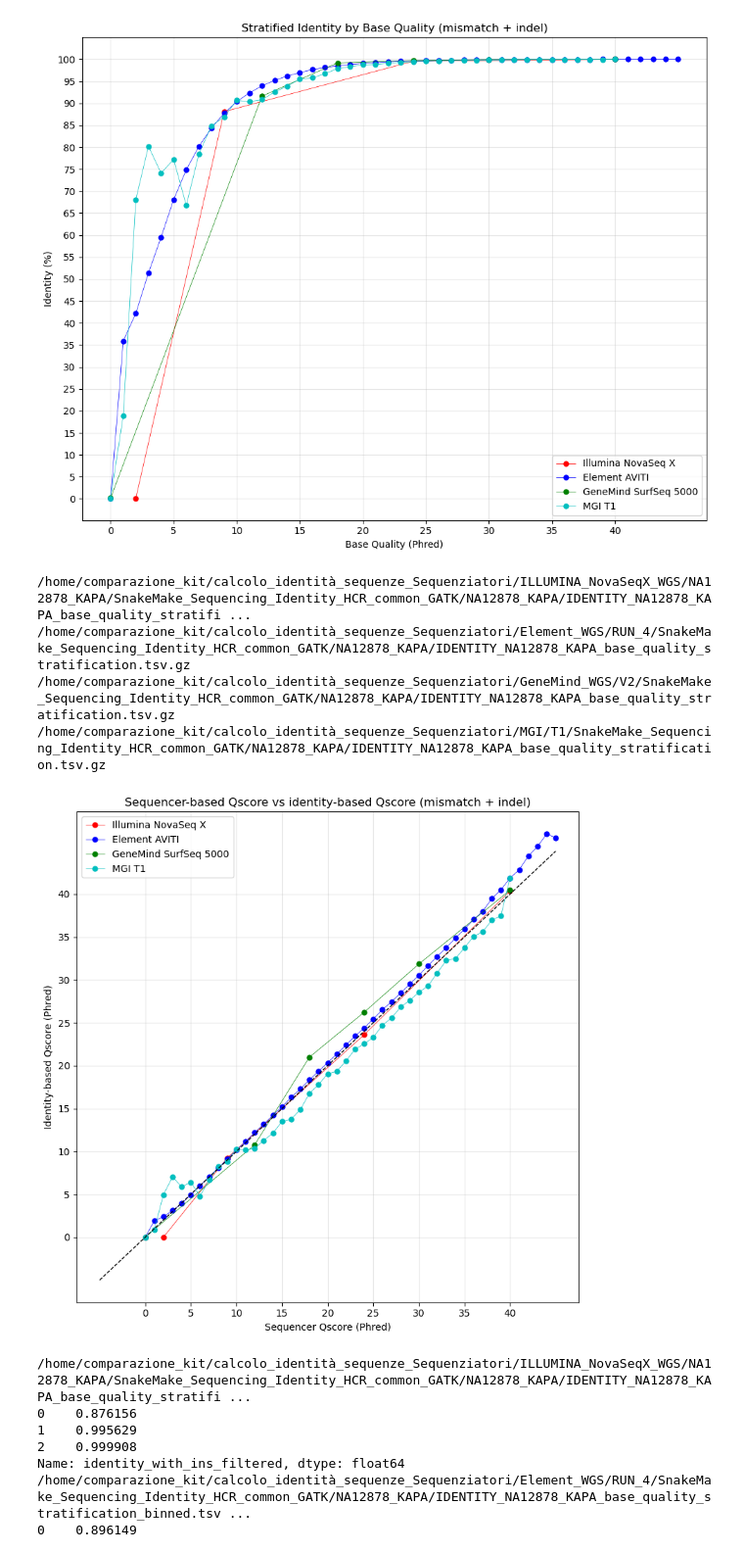
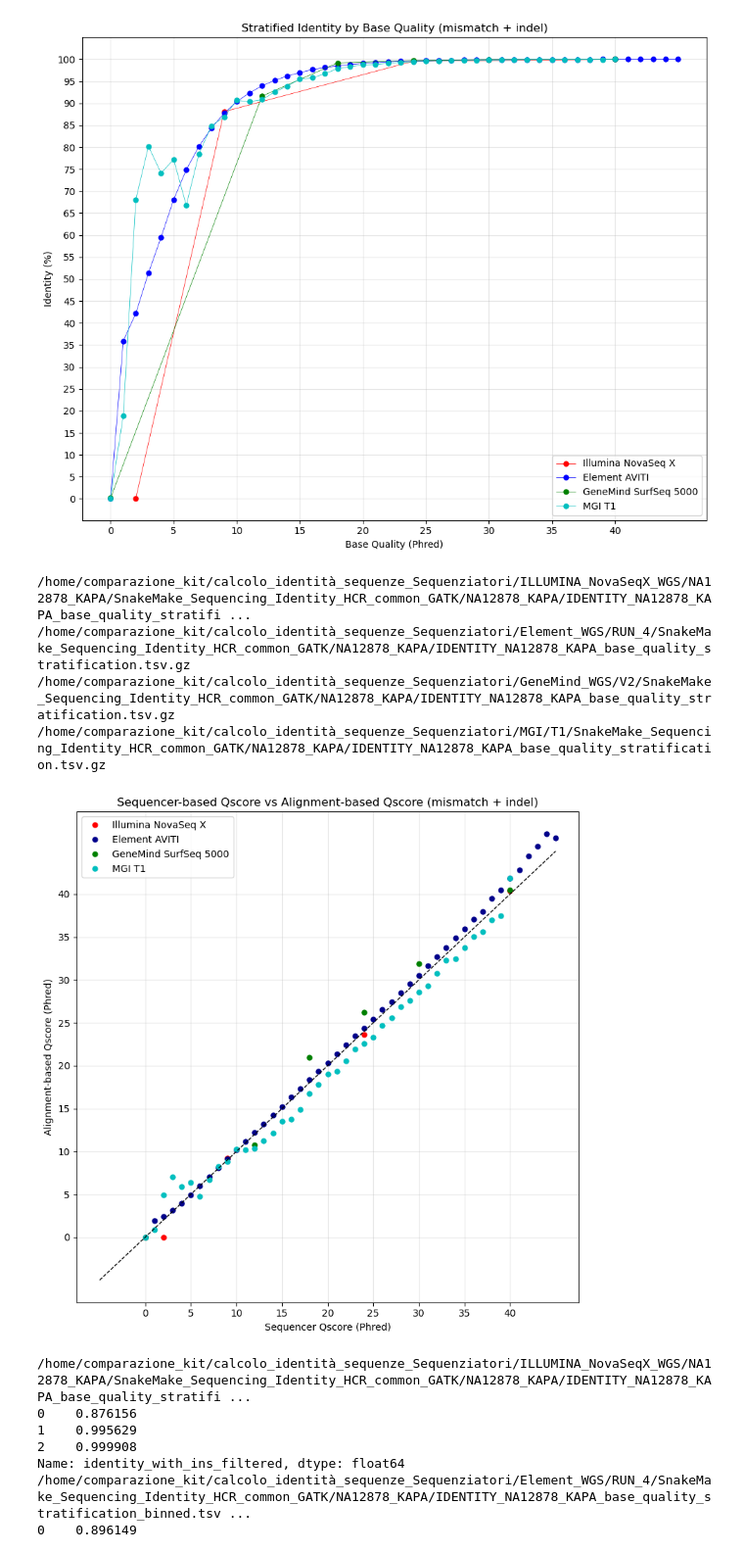
Before and after one commit to LucaBertoli/SnakeMake_Sequencing_Identity, a Jupyter notebook: scripts/plot_identity_BQ_stratifiction.ipynb, the cells around one changed output. Shown at 98% size. Cells and saved outputs as stored; diff of their text form; code cells hidden in the pictures.

```diff
--- a/scripts/plot_identity_BQ_stratifiction.ipynb
+++ b/scripts/plot_identity_BQ_stratifiction.ipynb
@@ -8,7 +8,7 @@ import numpy as np
 import os
 
 colori_matplotlib = [
-    "r", "b", "g", "c", "m", "y", "k",
+    "r", "darkblue", "g", "c", "m", "y", "k",
     "royalblue", "limegreen", "tomato", "deepskyblue", "darkorchid", "goldenrod", "dimgray",
     "dodgerblue", "springgreen", "salmon", "skyblue", "mediumorchid", "khaki", "lightgray",
     "cornflowerblue", "palegreen", "lightcoral", "lightcyan", "lightpink", "lightyellow", "silver",
@@ -91,37 +91,37 @@ tsv_MGI = "/home/comparazione_kit/calcolo_identità_sequenze_Sequenziatori/MGI/T
 
 tsv_list = [tsv_ILM, tsv_ELM, tsv_GM, tsv_MGI]
 
 label=["Illumina NovaSeq X", "Element AVITI", "GeneMind SurfSeq 5000", "MGI T1"]
 fig, ax = plt.subplots(figsize=(8, 8))
 for i in range(len(tsv_list)):
     print(tsv_list[i])
     dir = tsv_list[i]
 
     df = pd.read_csv(dir, sep="\t")
     df = df.dropna()
     df["Identity_with_ins_filtered"] = df["Identity_with_ins_filtered"].apply(lambda x: -10*np.log10(1 - x))
 
     color = colori_matplotlib[(i) % len(colori_matplotlib)]
-    ax.plot(df['BaseQuality'], df['Identity_with_ins_filtered'], marker='o', color=color, label=label[i], linewidth=0.5, markersize=5)
+    ax.plot(df['BaseQuality'], df['Identity_with_ins_filtered'], marker='o', color=color, label=label[i], linewidth=0.5, markersize=5, linestyle='None') ## per togliere linee inserire: linestyle='None'
 
-ax.set_title('Sequencer-based Qscore vs identity-based Qscore (mismatch + indel)')
+ax.set_title('Sequencer-based Qscore vs Alignment-based Qscore (mismatch + indel)')
 ax.set_xlabel('Sequencer Qscore (Phred)')
-ax.set_ylabel('Identity-based Qscore (Phred)')
+ax.set_ylabel('Alignment-based Qscore (Phred)')
 
 ax.set_xticks(np.arange(0, max(df['BaseQuality']) + 1, 5))
 ax.set_yticks(np.arange(0, max(df['Identity_with_ins_filtered']) + 1, 5))
 
 ax.plot([-5, max(df['BaseQuality']) + 5], [-5, max(df['BaseQuality']) + 5], 'k--', linewidth=1)
 
 ax.grid(alpha=0.3)
 ax.legend()
 plt.tight_layout()
 # %% [output]
 /home/comparazione_kit/calcolo_identità_sequenze_Sequenziatori/ILLUMINA_NovaSeqX_WGS/NA12878_KAPA/SnakeMake_Sequencing_Identity_HCR_common_GATK/NA12878_KAPA/IDENTITY_NA12878_KAPA_base_quality_stratifi ...
 /home/comparazione_kit/calcolo_identità_sequenze_Sequenziatori/Element_WGS/RUN_4/SnakeMake_Sequencing_Identity_HCR_common_GATK/NA12878_KAPA/IDENTITY_NA12878_KAPA_base_quality_stratification.tsv.gz
 /home/comparazione_kit/calcolo_identità_sequenze_Sequenziatori/GeneMind_WGS/V2/SnakeMake_Sequencing_Identity_HCR_common_GATK/NA12878_KAPA/IDENTITY_NA12878_KAPA_base_quality_stratification.tsv.gz
 /home/comparazione_kit/calcolo_identità_sequenze_Sequenziatori/MGI/T1/SnakeMake_Sequencing_Identity_HCR_common_GATK/NA12878_KAPA/IDENTITY_NA12878_KAPA_base_quality_stratification.tsv.gz
-[figure, old version]
+[figure, new version]
 # %%
 #plot_identity_BQ_stratifiction_binned.py nuovo binning
 
```
Also changed, not shown: parts of 5 cells of this notebook, 4 other files.
